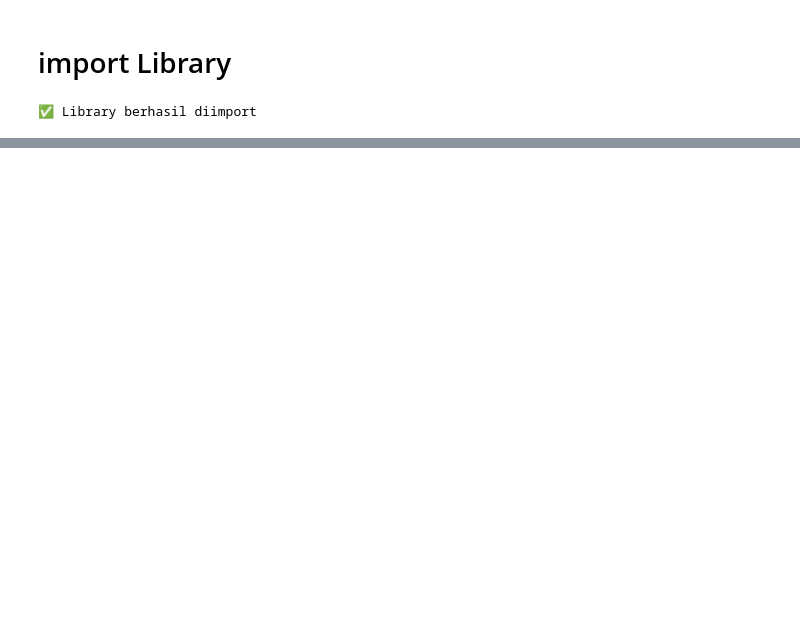
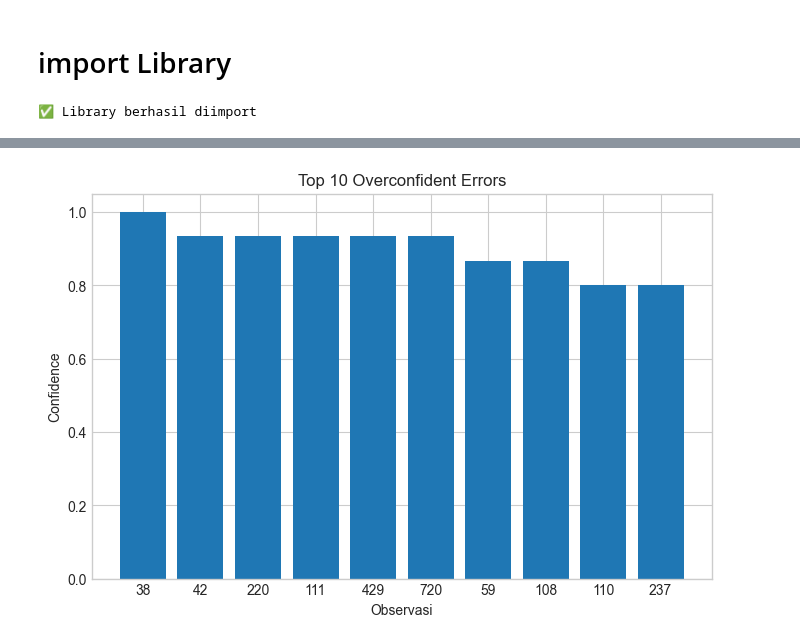
Before and after one commit to Farel-hagasa/early-detection-of-heart-disease-with-machine-learning, a Jupyter notebook: heart_desease.ipynb, the cells around one changed output, grey strips where cells are left out. Cells and saved outputs as stored; diff of their text form; code cells hidden in the pictures; blank space fills up the shorter version.

```diff
--- a/heart_desease.ipynb
+++ b/heart_desease.ipynb
@@ -1608,0 +1775,19 @@ KESIMPULAN FINAL
+# %%
+import matplotlib.pyplot as plt
+
+top_errors = wrong_pred.head(10)
+
+plt.figure(figsize=(8,5))
+plt.bar(
+    top_errors.index.astype(str),
+    top_errors['Confidence']
+)
+
+plt.title('Top 10 Overconfident Errors')
+plt.xlabel('Observasi')
+plt.ylabel('Confidence')
+plt.ylim(0,1.05)
+
+plt.show()
+# %% [output]
+[figure, added]
```
Also changed, not shown: parts of 78 cells of this notebook.
